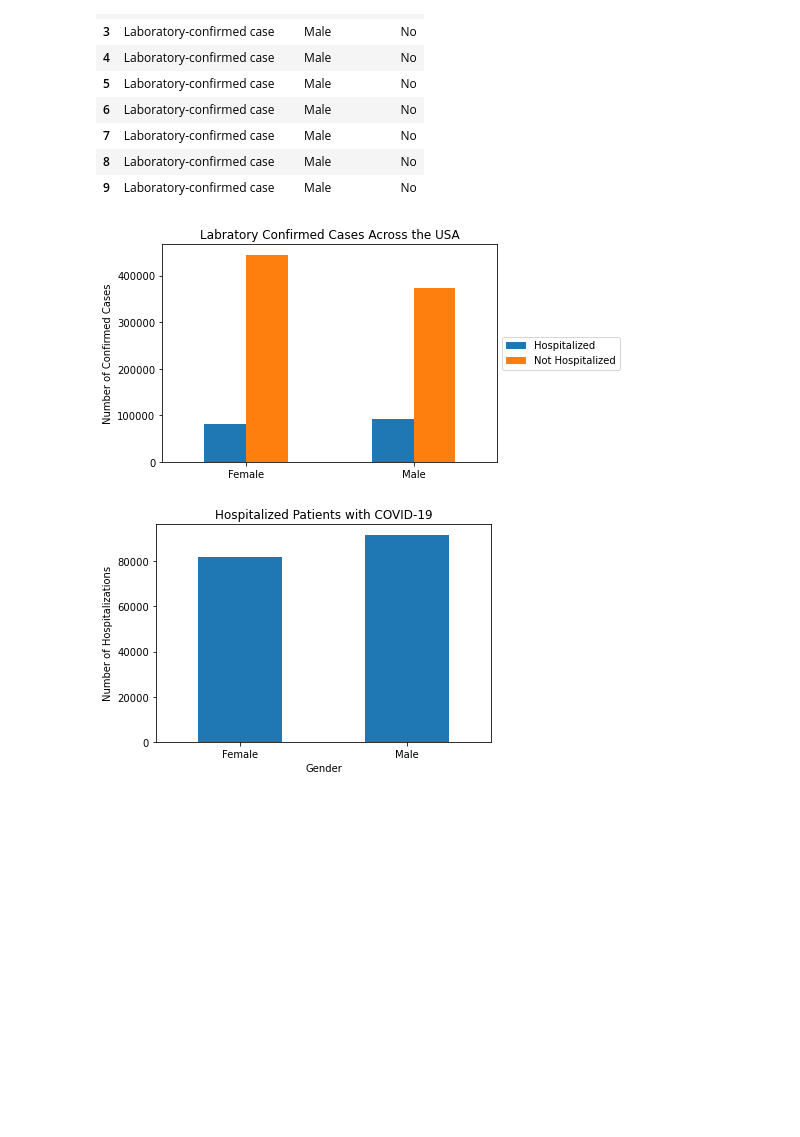
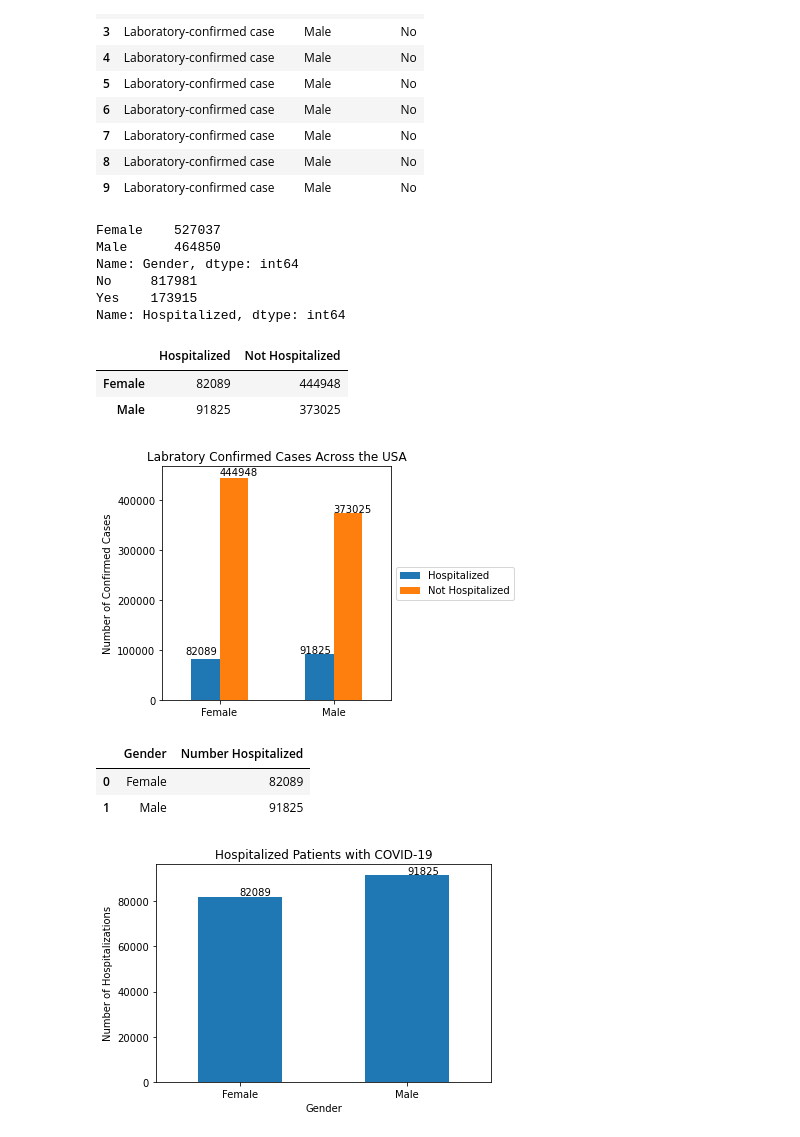
Before and after one commit to jforbis/rougeSquadron, a Jupyter notebook: JupyterScripts/GendervsHosp.ipynb, the cells around one changed output. Drawn from its saved outputs; the diff is of its cells as text; code cells hidden in the pictures; blank space fills up the shorter version.

```diff
--- a/JupyterScripts/GendervsHosp.ipynb
+++ b/JupyterScripts/GendervsHosp.ipynb
@@ -36,6 +36,17 @@ df.head(10)
 | 7 | Laboratory-confirmed case | Male | No |
 | 8 | Laboratory-confirmed case | Male | No |
 | 9 | Laboratory-confirmed case | Male | No |
+# %%
+# Printing Unique Values
+print(df['Gender'].value_counts())
+print(df['Hospitalized'].value_counts())
+# %% [output]
+Female    527037
+Male      464850
+Name: Gender, dtype: int64
+No     817981
+Yes    173915
+Name: Hospitalized, dtype: int64
 # %%
 # Creating DataFrame of Hospitalized Males and Females
 hosp_male_df = df.loc[(df['Gender'] == 'Male') & (df['Hospitalized'] == 'Yes')]
@@ -47,22 +58,53 @@ hosp_female_size = len(df.loc[(df['Gender'] == 'Female') & (df['Hospitalized'] =
 no_hosp_male_size = len(df.loc[(df['Gender'] == 'Male') & (df['Hospitalized'] == 'No')])
 no_hosp_female_size = len(df.loc[(df['Gender'] == 'Female') & (df['Hospitalized'] == 'No')])
 # %%
+# Creating DataFrame Indexed by Gender of Confirmed Cases and Hospitalized/Non-Hospitalized
 index = ['Female','Male']
 confirmed_df = pd.DataFrame({'Hospitalized': [hosp_female_size, hosp_male_size], 'Not Hospitalized': [no_hosp_female_size, no_hosp_male_size]}, index=index)
+
+#Plotting Hospitalized and Not Hospitalized Males and Females
 confirmed_df.plot.bar(rot=0)
 plt.legend(loc='center left', bbox_to_anchor=(1.0, 0.5))
 plt.ylabel('Number of Confirmed Cases')
 plt.title('Labratory Confirmed Cases Across the USA')
 
+#Plotting the Max Count
+plt.annotate(hosp_female_size, xy=(0,91900), xytext=(-0.3,92000))
+plt.annotate(no_hosp_female_size, (0,449000))
+plt.annotate(hosp_male_size, (1,93000), xytext=(0.7,94000))
+plt.annotate(no_hosp_male_size, (1,374900))
+
+#Saving DataFrame as PNG
+plt.tight_layout()
 plt.savefig('../Images/BothGendersHosp_NoHosp.png')
+
+#Printing DataFrame
+confirmed_df
 # %% [output]
+|  | Hospitalized | Not Hospitalized |
+| Female | 82089 | 444948 |
+| Male | 91825 | 373025 |
-[figure, old version]
+[figure, new version]
 # %%
+# Creating DataFrame by Gender of Confirmed Cases and Hospitalized
 hosp_df = pd.DataFrame({'Gender': ['Female','Male'], 'Number Hospitalized': [hosp_female_size,hosp_male_size]})
+
+#Plotting Hospitalized Males and Females
 hosp_df.plot.bar(x='Gender', y='Number Hospitalized', rot=0, legend=False)
 plt.ylabel('Number of Hospitalizations')
 plt.title('Hospitalized Patients with COVID-19')
 
+#Plotting the Max Count
+plt.annotate(hosp_female_size, (0,82900))
+plt.annotate(hosp_male_size, (1,92000))
+
+#Saving DataFrame as PNG
 plt.savefig('../Images/BothGendersHosp.png')
+
+#Printing DataFrame
+hosp_df
 # %% [output]
+|  | Gender | Number Hospitalized |
+| 0 | Female | 82089 |
+| 1 | Male | 91825 |
-[figure, old version]
+[figure, new version]
```
Also changed, not shown: parts of 1 cell of this notebook, 2 other files.
